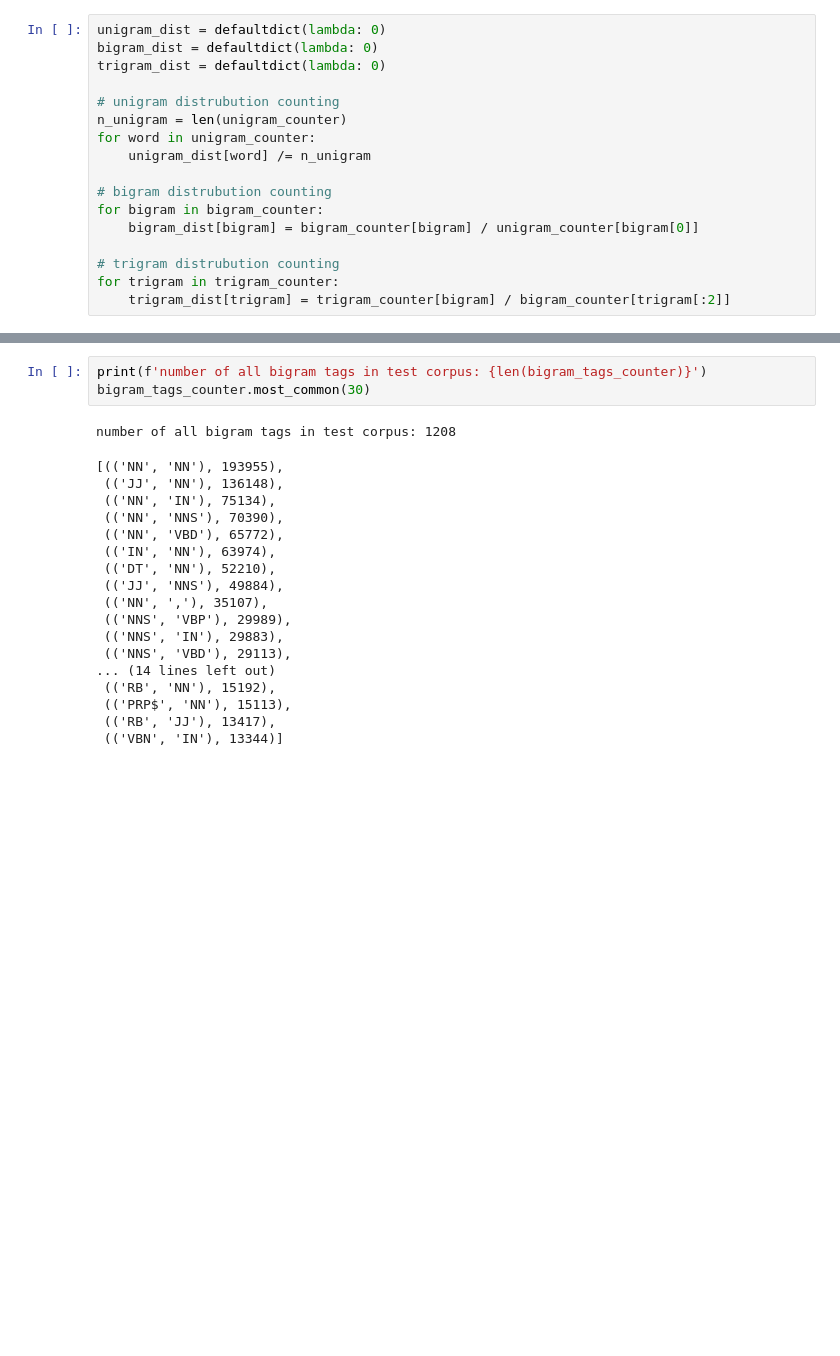
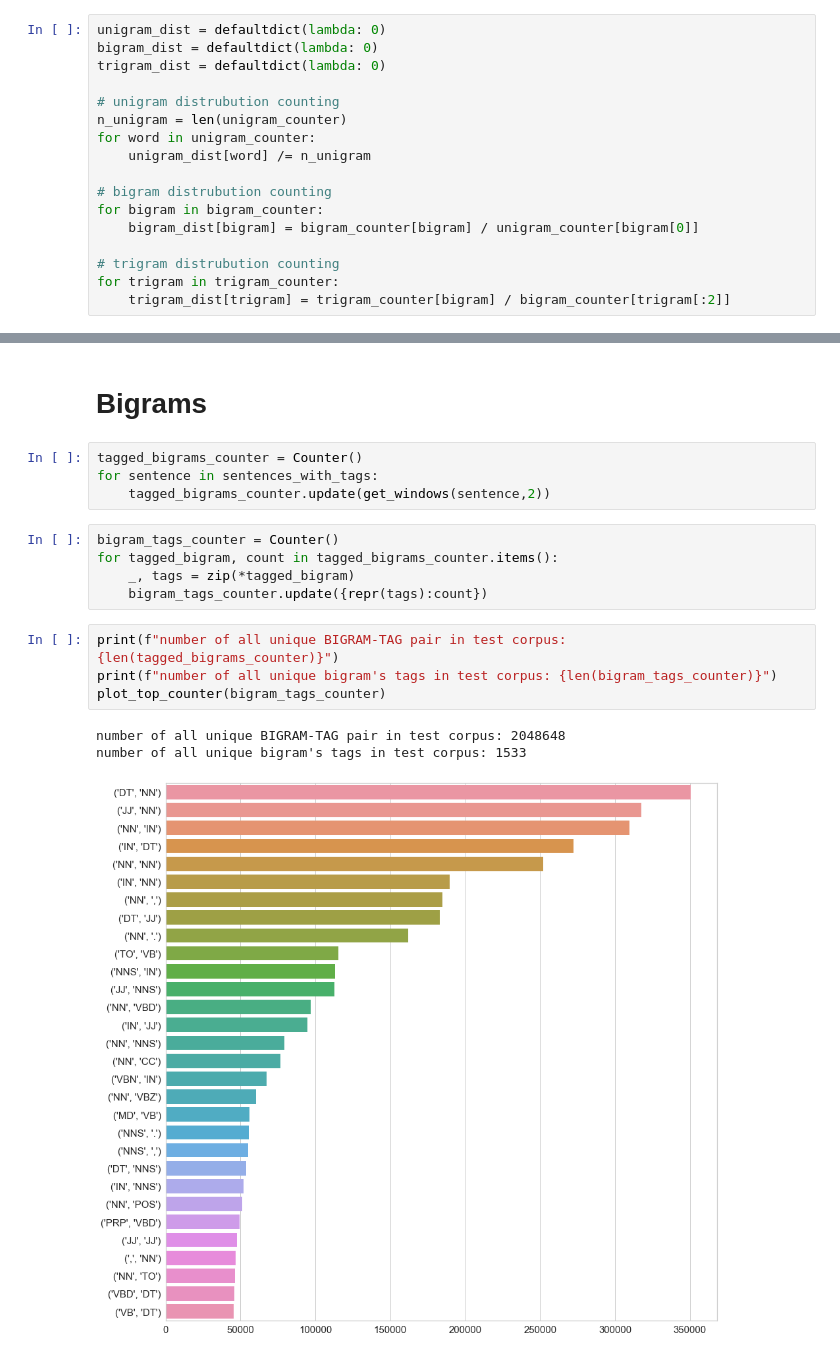
Before and after one commit to Asia19/BWI_project, a Jupyter notebook: src/1-test_data_analysis.ipynb, the cells around one changed output, grey strips where cells are left out. Drawn from its saved outputs; the diff is of its cells as text; blank space fills up the shorter version.

```diff
--- a/src/1-test_data_analysis.ipynb
+++ b/src/1-test_data_analysis.ipynb
@@ -238,22 +259,19 @@ for step, bigram_tag in enumerate(bigram_tags):
+# %% [markdown]
+# Bigrams
+# %%
+tagged_bigrams_counter = Counter()
+for sentence in sentences_with_tags:
+    tagged_bigrams_counter.update(get_windows(sentence,2))
+# %%
+bigram_tags_counter = Counter()
+for tagged_bigram, count in tagged_bigrams_counter.items():
+    _, tags = zip(*tagged_bigram)
+    bigram_tags_counter.update({repr(tags):count})
 # %%
-print(f'number of all bigram tags in test corpus: {len(bigram_tags_counter)}')
-bigram_tags_counter.most_common(30)
+print(f"number of all unique BIGRAM-TAG pair in test corpus: {len(tagged_bigrams_counter)}")
+print(f"number of all unique bigram's tags in test corpus: {len(bigram_tags_counter)}")
+plot_top_counter(bigram_tags_counter)
 # %% [output]
-number of all bigram tags in test corpus: 1208
+number of all unique BIGRAM-TAG pair in test corpus: 2048648
+number of all unique bigram's tags in test corpus: 1533
-[(('NN', 'NN'), 193955),
- (('JJ', 'NN'), 136148),
- (('NN', 'IN'), 75134),
- (('NN', 'NNS'), 70390),
- (('NN', 'VBD'), 65772),
- (('IN', 'NN'), 63974),
- (('DT', 'NN'), 52210),
- (('JJ', 'NNS'), 49884),
- (('NN', ','), 35107),
- (('NNS', 'VBP'), 29989),
- (('NNS', 'IN'), 29883),
- (('NNS', 'VBD'), 29113),
-... (14 lines left out)
- (('RB', 'NN'), 15192),
- (('PRP$', 'NN'), 15113),
- (('RB', 'JJ'), 13417),
- (('VBN', 'IN'), 13344)]
+[figure, added]
```
Also changed, not shown: parts of 16 cells of this notebook.
